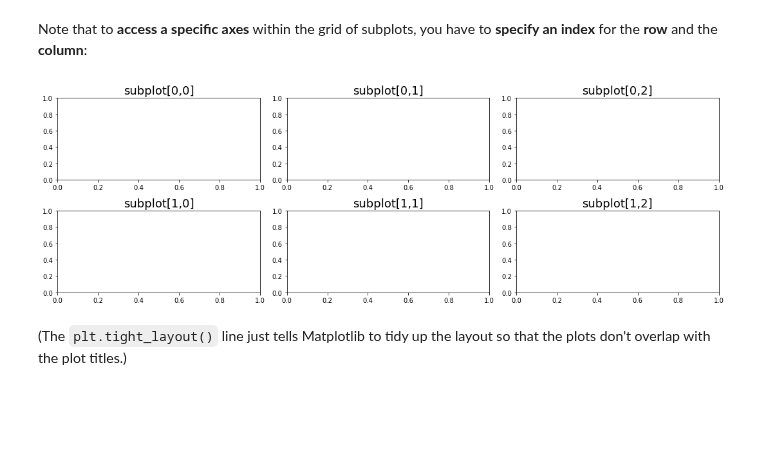
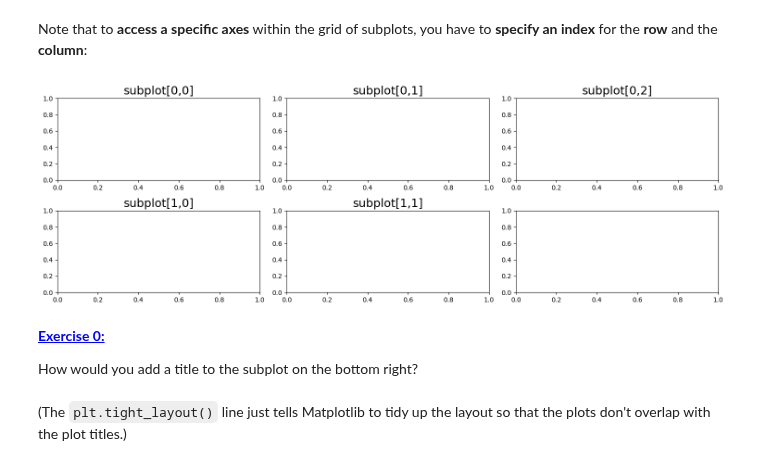
Before and after one commit to ueapy/ppd_python, a Jupyter notebook: notebooks-2024-update/05-Matplotlib-Update.ipynb, the cells around one changed output. Saved outputs shown, nothing was run; the diff lists cells and outputs as text; code cells hidden in the pictures; blank space fills up the shorter version.

```diff
--- a/notebooks-2024-update/05-Matplotlib-Update.ipynb
+++ b/notebooks-2024-update/05-Matplotlib-Update.ipynb
@@ -116,12 +115,15 @@ Note that to **access a specific axes** within the grid of subplots, you have to
 # %%
 fig, axs = plt.subplots(2,3,figsize=(15,5))
 axs[0,0].set_title('subplot[0,0]', fontsize=18);
 axs[0,1].set_title('subplot[0,1]', fontsize=18);
 axs[0,2].set_title('subplot[0,2]', fontsize=18);
 axs[1,0].set_title('subplot[1,0]', fontsize=18);
 axs[1,1].set_title('subplot[1,1]', fontsize=18);
-axs[1,2].set_title('subplot[1,2]', fontsize=18);
 
 plt.tight_layout()
 # %% [output]
-[figure, old version]
+[figure, new version]
+# %% [markdown]
+<span style="color:blue"><u>**Exercise 0:**</u>
+
+How would you add a title to the subplot on the bottom right?
```
Also changed, not shown: parts of 2 cells of this notebook.
